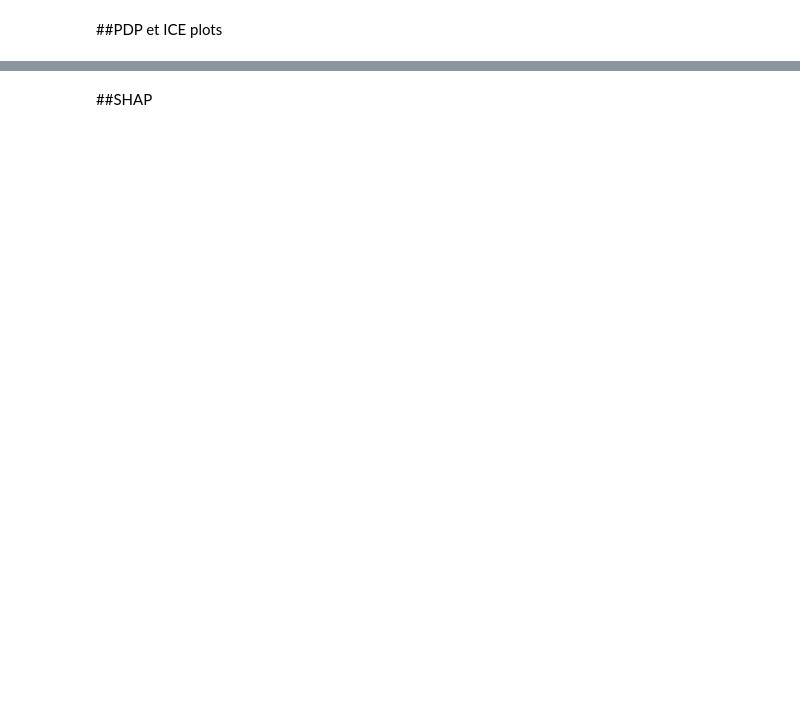
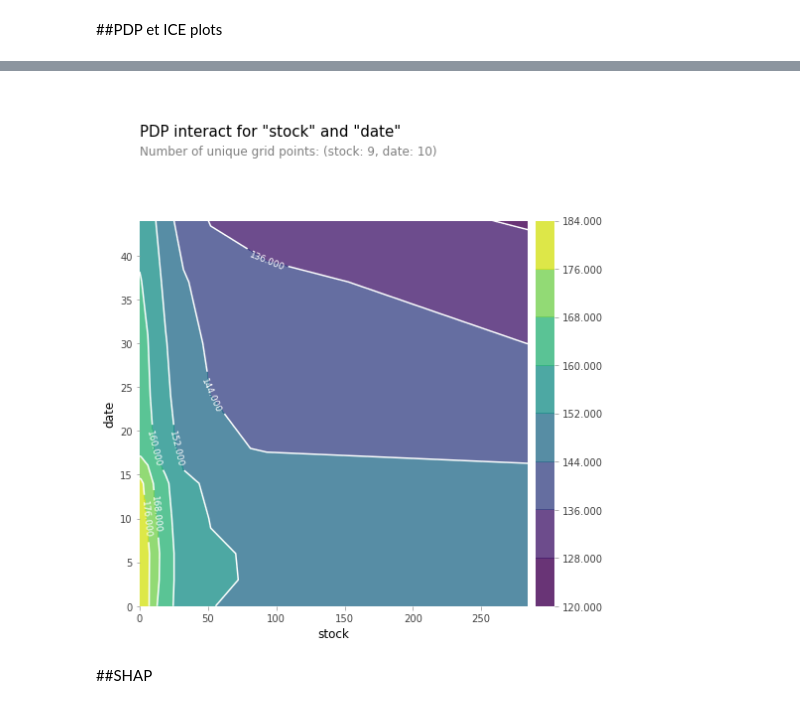
Before and after one commit to TryoenJ/Defi-IA, a Jupyter notebook: analyse-Julie-request.ipynb, the cells around one changed output, grey strips where cells are left out. Cells and saved outputs as stored; diff of their text form; code cells hidden in the pictures; blank space fills up the shorter version.

```diff
--- a/analyse-Julie-request.ipynb
+++ b/analyse-Julie-request.ipynb
@@ -293,9 +313,11 @@ WARNING:matplotlib.font_manager:findfont: Font family ['Arial'] not found. Falli
 # %%
-features_to_plot = ['date', 'brand_Corlton'] #???
+features_to_plot = ['stock', 'date'] #???
 inter1 = pdp.pdp_interact(model=model, dataset=X_test, model_features=feature_names, features=features_to_plot)
 
 pdp.pdp_interact_plot(pdp_interact_out=inter1, feature_names=features_to_plot, plot_type='contour')
 plt.show()
+# %% [output]
+[figure, added]
 # %% [markdown]
 ##SHAP
 # %%
```
Also changed, not shown: parts of 36 cells of this notebook.
